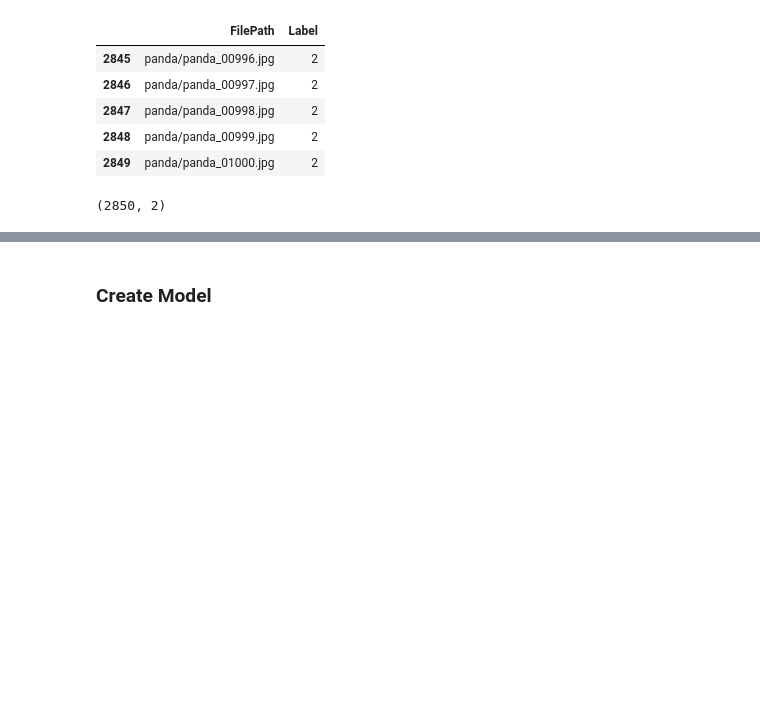
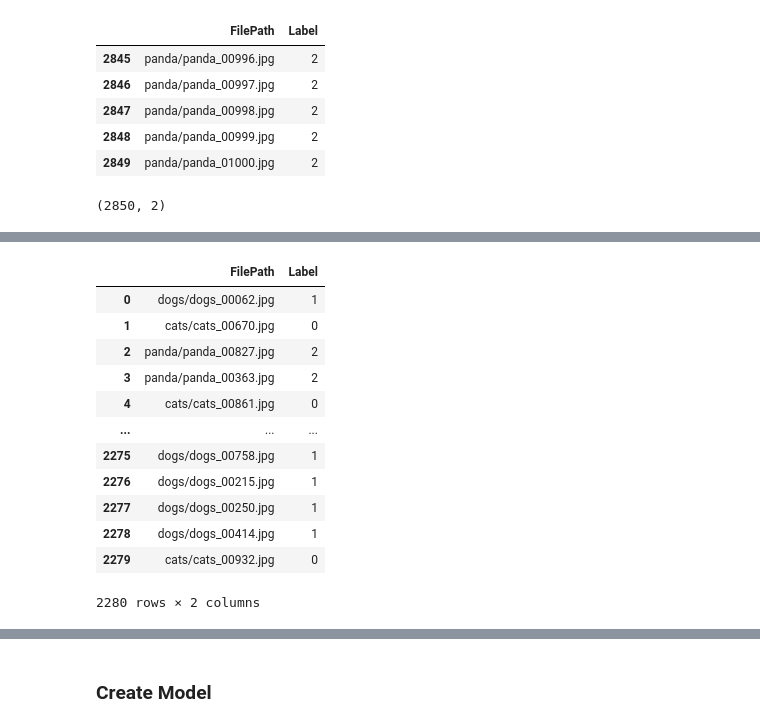
Before and after one commit to sagecodes/cnn-pytorch-starter, a Jupyter notebook: 00_animal_test_csv_load.ipynb, the cells around one changed output, grey strips where cells are left out. Cells and saved outputs as stored; diff of their text form; code cells hidden in the pictures; blank space fills up the shorter version.

```diff
--- a/00_animal_test_csv_load.ipynb
+++ b/00_animal_test_csv_load.ipynb
@@ -90,0 +115,16 @@ data_dir = '../datasets/animals/'
+# %%
+train_df
+# %% [output]
+|  | FilePath | Label |
+| 0 | dogs/dogs_00062.jpg | 1 |
+| 1 | cats/cats_00670.jpg | 0 |
+| 2 | panda/panda_00827.jpg | 2 |
+| 3 | panda/panda_00363.jpg | 2 |
+| 4 | cats/cats_00861.jpg | 0 |
+| ... | ... | ... |
+| 2275 | dogs/dogs_00758.jpg | 1 |
+| 2276 | dogs/dogs_00215.jpg | 1 |
+| 2277 | dogs/dogs_00250.jpg | 1 |
+| 2278 | dogs/dogs_00414.jpg | 1 |
+| 2279 | cats/cats_00932.jpg | 0 |
+2280 rows × 2 columns
```
Also changed, not shown: parts of 12 cells of this notebook, 1 other file.
